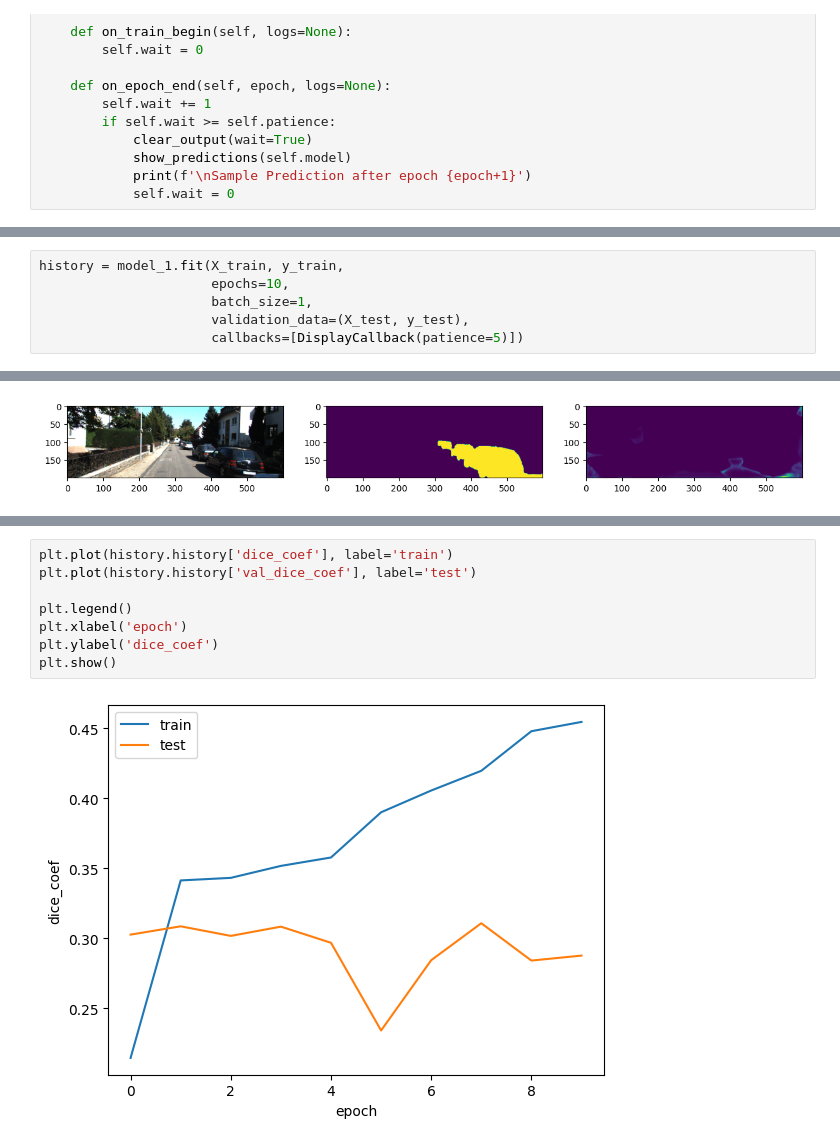
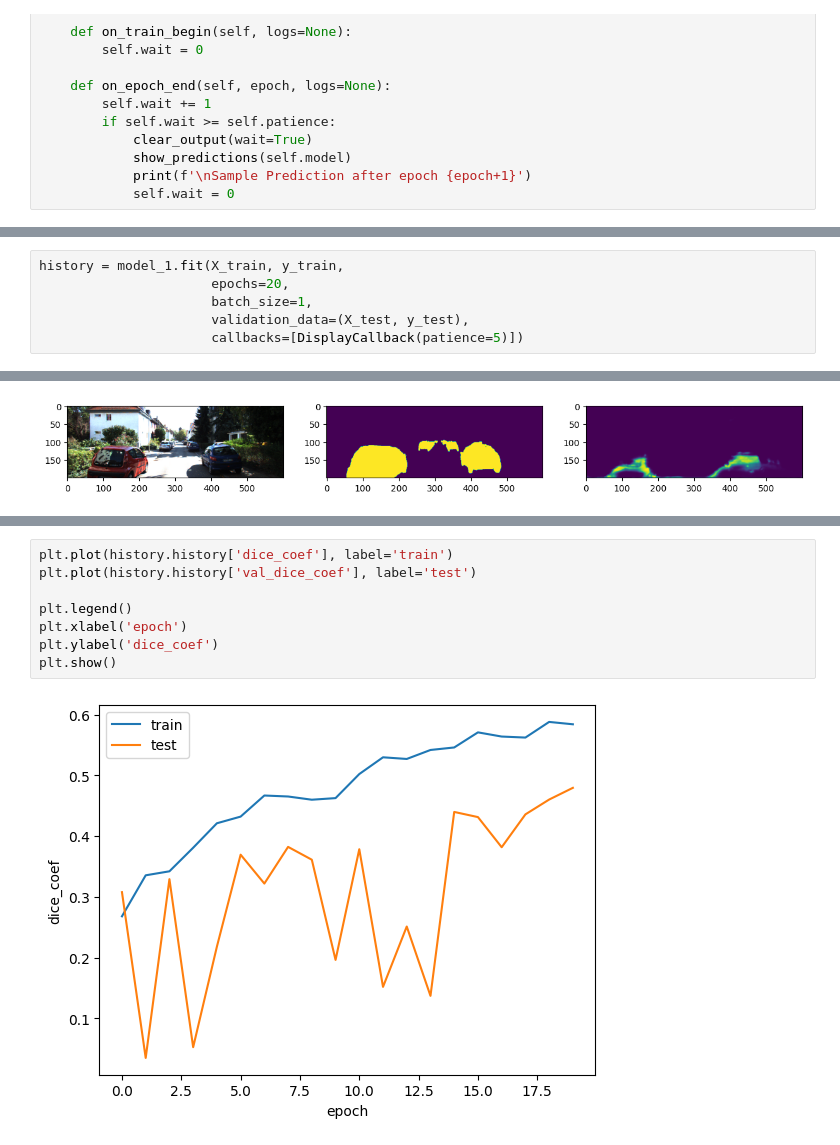
Before and after one commit to aspushkarev/Intro-neural-network, a Jupyter notebook: U-Net/Pushkarev_INN_HW6.ipynb, the cells around one changed output, grey strips where cells are left out. Saved outputs shown, nothing was run; the diff lists cells and outputs as text.

Commit message:
Increase number epochs to 20

```diff
--- a/U-Net/Pushkarev_INN_HW6.ipynb
+++ b/U-Net/Pushkarev_INN_HW6.ipynb
@@ -477,6 +477,6 @@ show_predictions(model_1)
 # %%
 history = model_1.fit(X_train, y_train,
-                      epochs=10,
+                      epochs=20,
                       batch_size=1,
                       validation_data=(X_test, y_test),
                       callbacks=[DisplayCallback(patience=5)])
@@ -485,2 +485,2 @@ history = model_1.fit(X_train, y_train,
 (1, 200, 600)
-[figure, old version]
+[figure, new version]
@@ -495,7 +495,7 @@ plt.xlabel('epoch')
 plt.ylabel('dice_coef')
 plt.show()
 # %% [output]
-[figure, old version]
+[figure, new version]
 # %%
 pred = model_1.predict(X_test)
 print(pred.shape)
```
Also changed, not shown: parts of 17 cells of this notebook.
